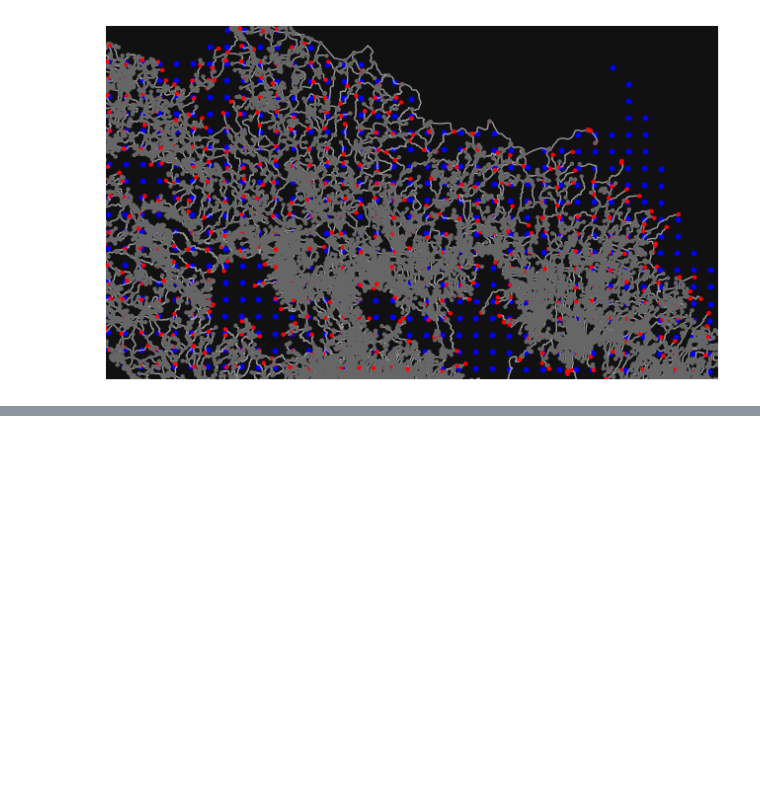
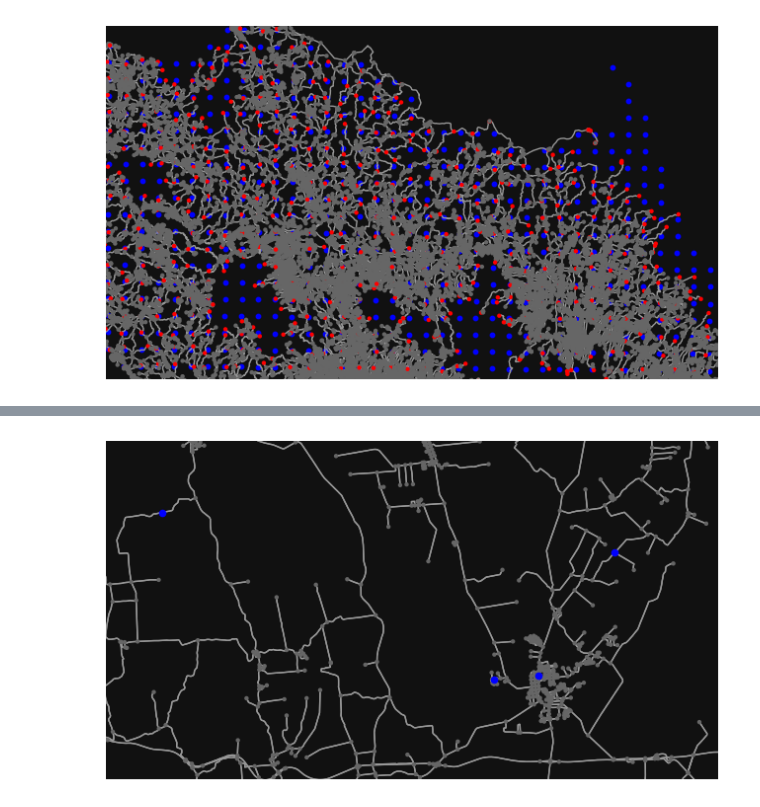
Before and after one commit to isaldiviagonzatti/MscThesis, a Jupyter notebook: FLP/code/candidatesGrid.ipynb, the cells around one changed output, grey strips where cells are left out. Cells and saved outputs as stored; diff of their text form; code cells hidden in the pictures; blank space fills up the shorter version.

```diff
--- a/FLP/code/candidatesGrid.ipynb
+++ b/FLP/code/candidatesGrid.ipynb
@@ -125,0 +161,6 @@ ax = ax.scatter(candidates['lat'], candidates['lon'], c='blue', s=10, zorder=-5)
+# %%
+%%time
+# randomly sample n points spatially-constrained to the network's geometry
+points = ox.utils_geo.sample_points(ox.get_undirected(Gs), n=500)
+X = points.x.values
+Y = points.y.values
@@ -125,0 +184,6 @@ ax = ax.scatter(candidates['lat'], candidates['lon'], c='blue', s=10, zorder=-5)
+# %%
+fig, ax = ox.plot_graph(northG, node_color= '#666666', edge_linewidth=1, node_size=10, show=False, close=False, bbox=(10.5167,10.4299,-84.3208,-84.1611))
+points.plot(ax=ax, markersize = 20, c='blue', zorder=1)
+plt.show()
+# %% [output]
+[figure, added]
```
Also changed, not shown: parts of 22 cells of this notebook, 50 other files.
